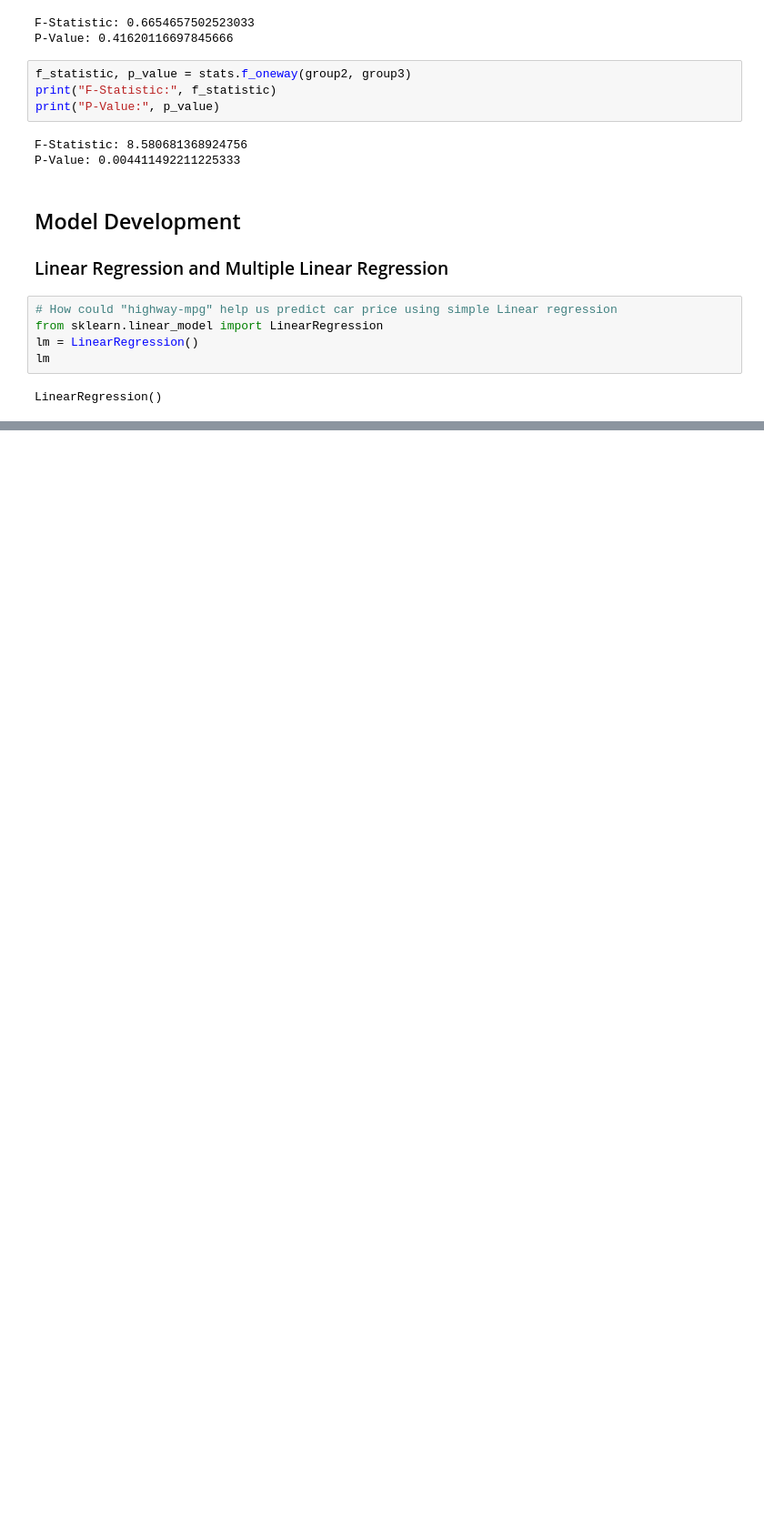
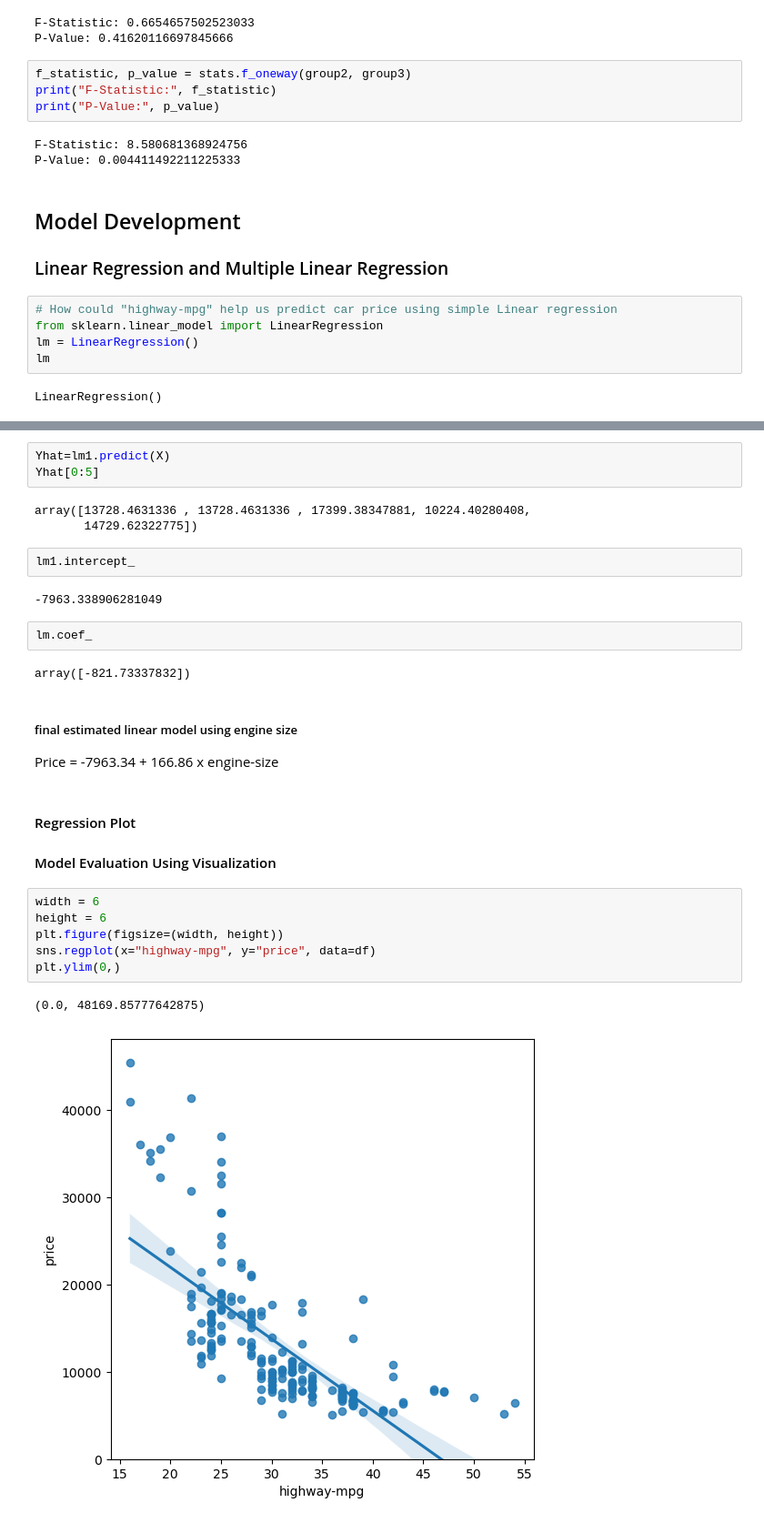
Before and after one commit to thanuja-vitha/PythonProjects, a Jupyter notebook: PredictUsedCarPrice.ipynb, the cells around one changed output, grey strips where cells are left out. Shown at 91% size. Drawn from its saved outputs; the diff is of its cells as text; blank space fills up the shorter version.

```diff
--- a/PredictUsedCarPrice.ipynb
+++ b/PredictUsedCarPrice.ipynb
@@ -478,0 +473,29 @@ Price = -7963.34 + 166.86 x engine-size
+# %%
+Yhat=lm1.predict(X)
+Yhat[0:5]
+# %% [output]
+array([13728.4631336 , 13728.4631336 , 17399.38347881, 10224.40280408,
+       14729.62322775])
+# %%
+lm1.intercept_
+# %% [output]
+-7963.338906281049
+# %%
+lm.coef_
+# %% [output]
+array([-821.73337832])
+# %% [markdown]
+##### final estimated linear model using engine size
+Price = -7963.34 + 166.86 x engine-size
+# %% [markdown]
+#### Regression Plot
+#### Model Evaluation Using Visualization
+# %%
+width = 6
+height = 6
+plt.figure(figsize=(width, height))
+sns.regplot(x="highway-mpg", y="price", data=df)
+plt.ylim(0,)
+# %% [output]
+(0.0, 48169.85777642875)
+[figure, added]
```
Also changed, not shown: parts of 53 cells of this notebook.
